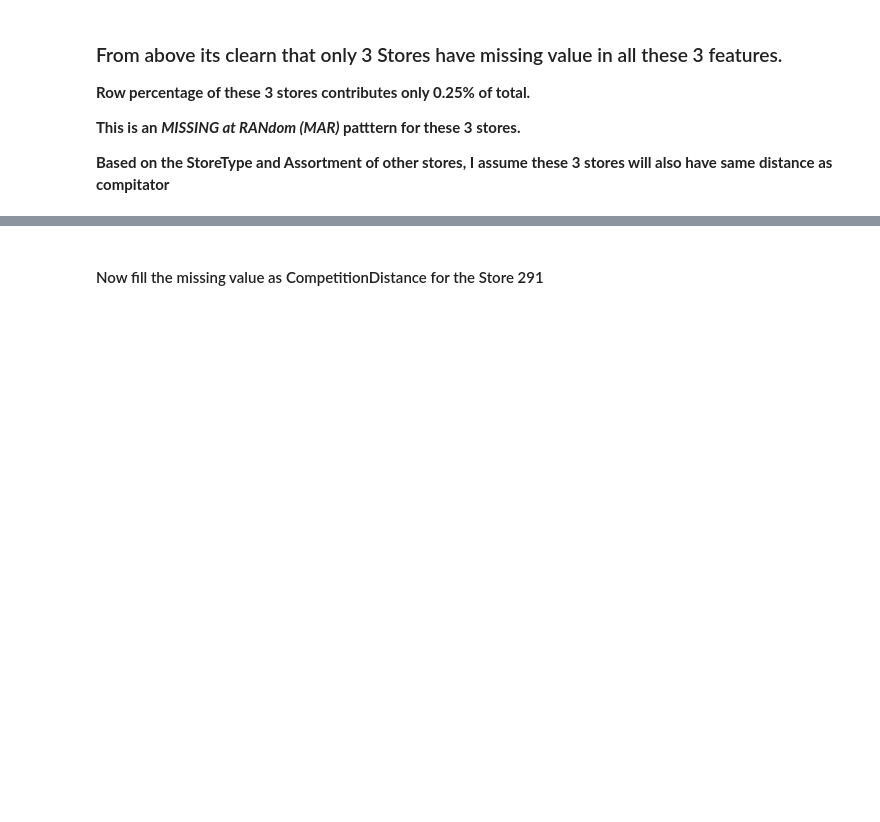
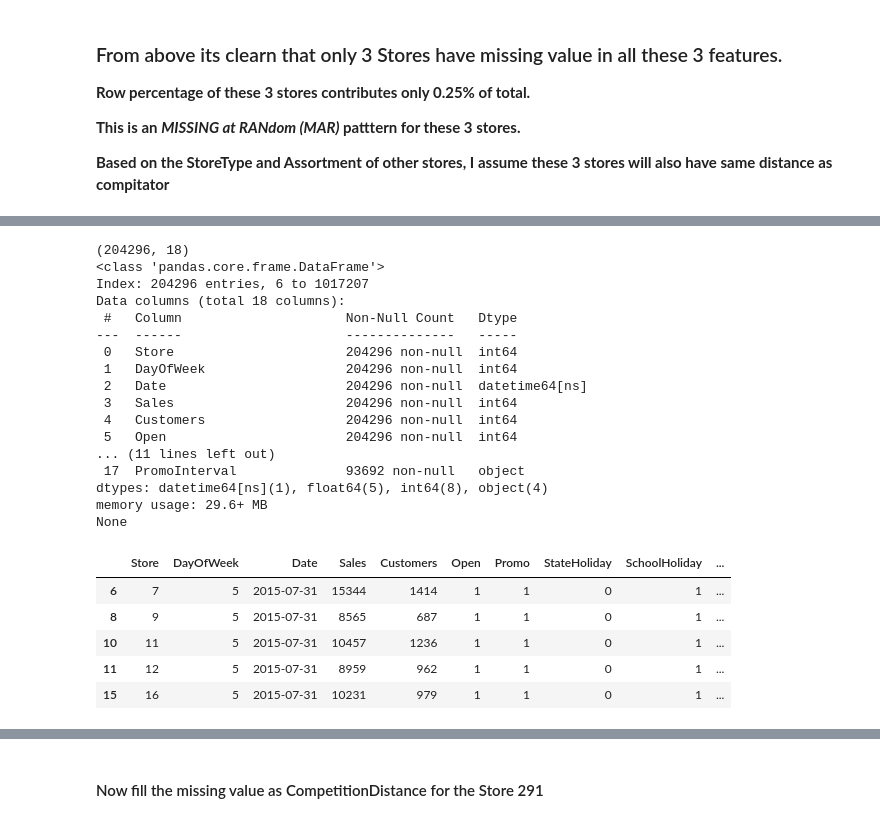
Before and after one commit to chakratechgeek/Supervised_Learning_MLOps, a Jupyter notebook: Rossmann_sales_prediction.ipynb, the cells around one changed output, grey strips where cells are left out. Cells and saved outputs as stored; diff of their text form; code cells hidden in the pictures; blank space fills up the shorter version.

```diff
--- a/Rossmann_sales_prediction.ipynb
+++ b/Rossmann_sales_prediction.ipynb
@@ -195,3 +306,9 @@ stores_to_exclude = [291, 622, 879]
 store_type_291=['d']
 assortment_291=['a']
 mask_291 = df[(~df['Store'].isin(stores_to_exclude)) & (df['StoreType'].isin(store_type_291)) & (df['Assortment'].isin(assortment_291))]
+# %%
+
+stores_to_exclude = [622, 879]
+store_type_622=['a']
+assortment_622=['c']
+mask_622 = df[(~df['Store'].isin(stores_to_exclude)) & (df['StoreType'].isin(store_type_622)) & (df['Assortment'].isin(assortment_622))]
@@ -198,3 +349,31 @@ mask_291 = df[(~df['Store'].isin(stores_to_exclude)) & (df['StoreType'].isin(sto
+# %%
+print (mask_622.shape)
+print (mask_622.info())
+mask_622.head()
+# %% [output]
+(204296, 18)
+<class 'pandas.core.frame.DataFrame'>
+Index: 204296 entries, 6 to 1017207
+Data columns (total 18 columns):
+ #   Column                     Non-Null Count   Dtype
+---  ------                     --------------   -----
+ 0   Store                      204296 non-null  int64
+ 1   DayOfWeek                  204296 non-null  int64
+ 2   Date                       204296 non-null  datetime64[ns]
+ 3   Sales                      204296 non-null  int64
+ 4   Customers                  204296 non-null  int64
+ 5   Open                       204296 non-null  int64
+... (11 lines left out)
+ 17  PromoInterval              93692 non-null   object
+dtypes: datetime64[ns](1), float64(5), int64(8), object(4)
+memory usage: 29.6+ MB
+None
+|  | Store | DayOfWeek | Date | Sales | Customers | Open | Promo | StateHoliday | SchoolHoliday | ... |
+| 6 | 7 | 5 | 2015-07-31 | 15344 | 1414 | 1 | 1 | 0 | 1 | ... |
+| 8 | 9 | 5 | 2015-07-31 | 8565 | 687 | 1 | 1 | 0 | 1 | ... |
+| 10 | 11 | 5 | 2015-07-31 | 10457 | 1236 | 1 | 1 | 0 | 1 | ... |
+| 11 | 12 | 5 | 2015-07-31 | 8959 | 962 | 1 | 1 | 0 | 1 | ... |
+| 15 | 16 | 5 | 2015-07-31 | 10231 | 979 | 1 | 1 | 0 | 1 | ... |
 # %%
 print (mask_291.shape)
 print (mask_291.info())
```
Also changed, not shown: parts of 22 cells of this notebook.
